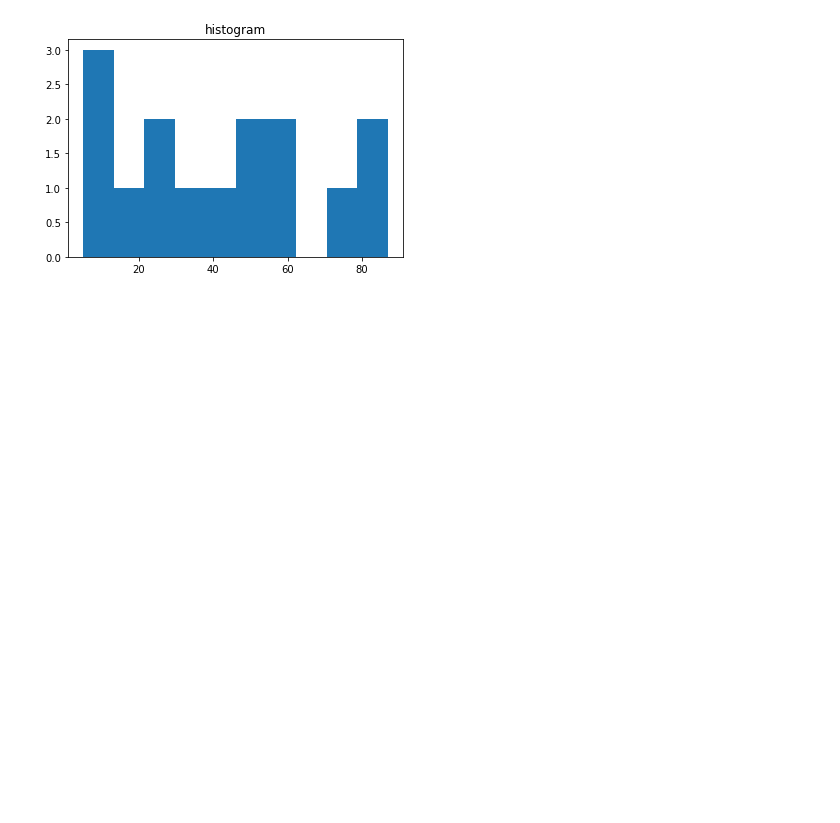
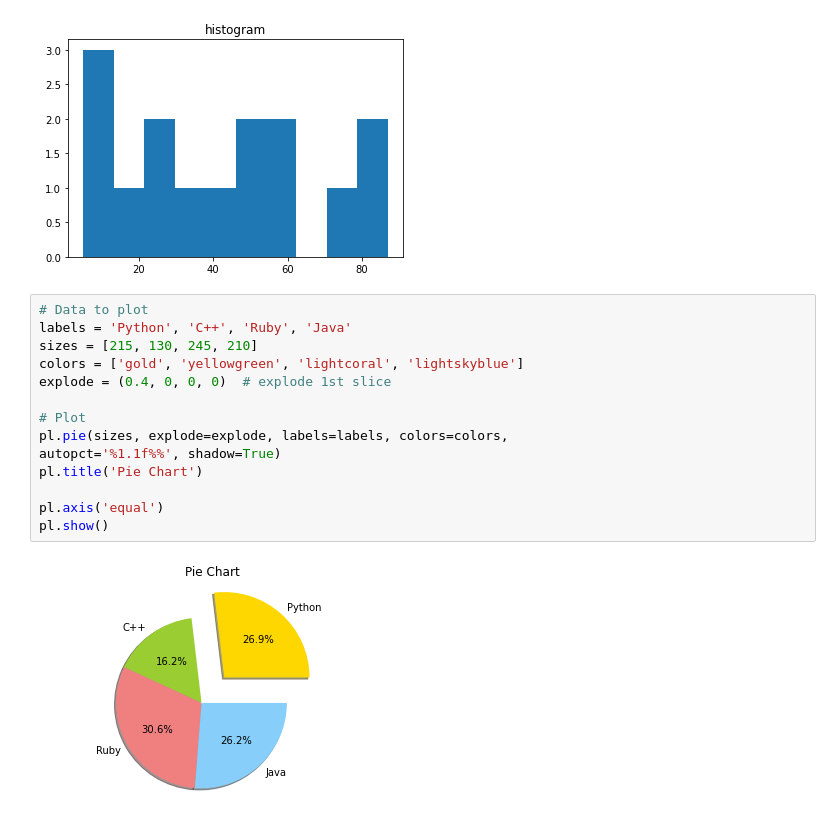
Before and after one commit to pratikkumar399/Pythonpractice, a Jupyter notebook: matplotlibrary.ipynb, the cells around one changed output. Saved outputs shown, nothing was run; the diff lists cells and outputs as text; blank space fills up the shorter version.

```diff
--- a/matplotlibrary.ipynb
+++ b/matplotlibrary.ipynb
@@ -148,3 +148,19 @@ pl.title("histogram")
 pl.show()
 # %% [output]
 [figure]
+# %%
+# Data to plot
+labels = 'Python', 'C++', 'Ruby', 'Java'
+sizes = [215, 130, 245, 210]
+colors = ['gold', 'yellowgreen', 'lightcoral', 'lightskyblue']
+explode = (0.4, 0, 0, 0)  # explode 1st slice
+
+# Plot
+pl.pie(sizes, explode=explode, labels=labels, colors=colors,
+autopct='%1.1f%%', shadow=True)
+pl.title('Pie Chart')
+
+pl.axis('equal')
+pl.show()
+# %% [output]
+[figure, added]
```
Also changed, not shown: 3 other files.
